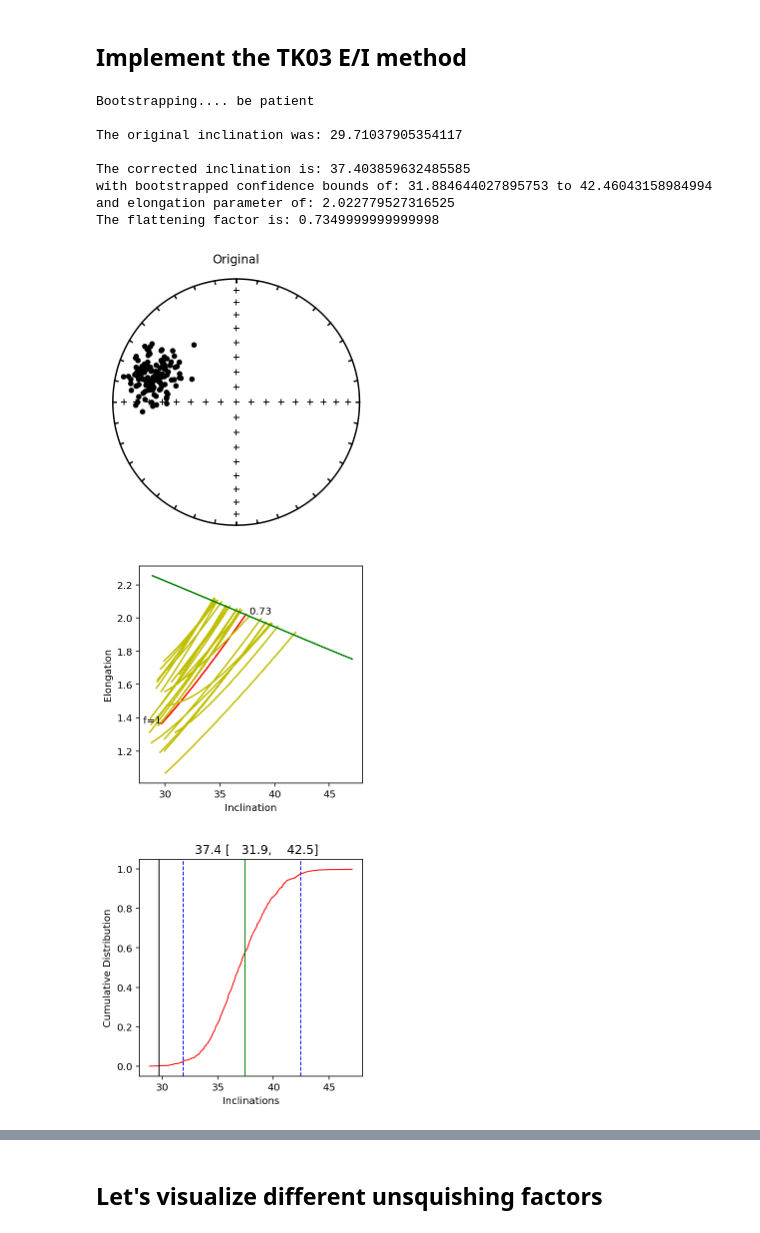
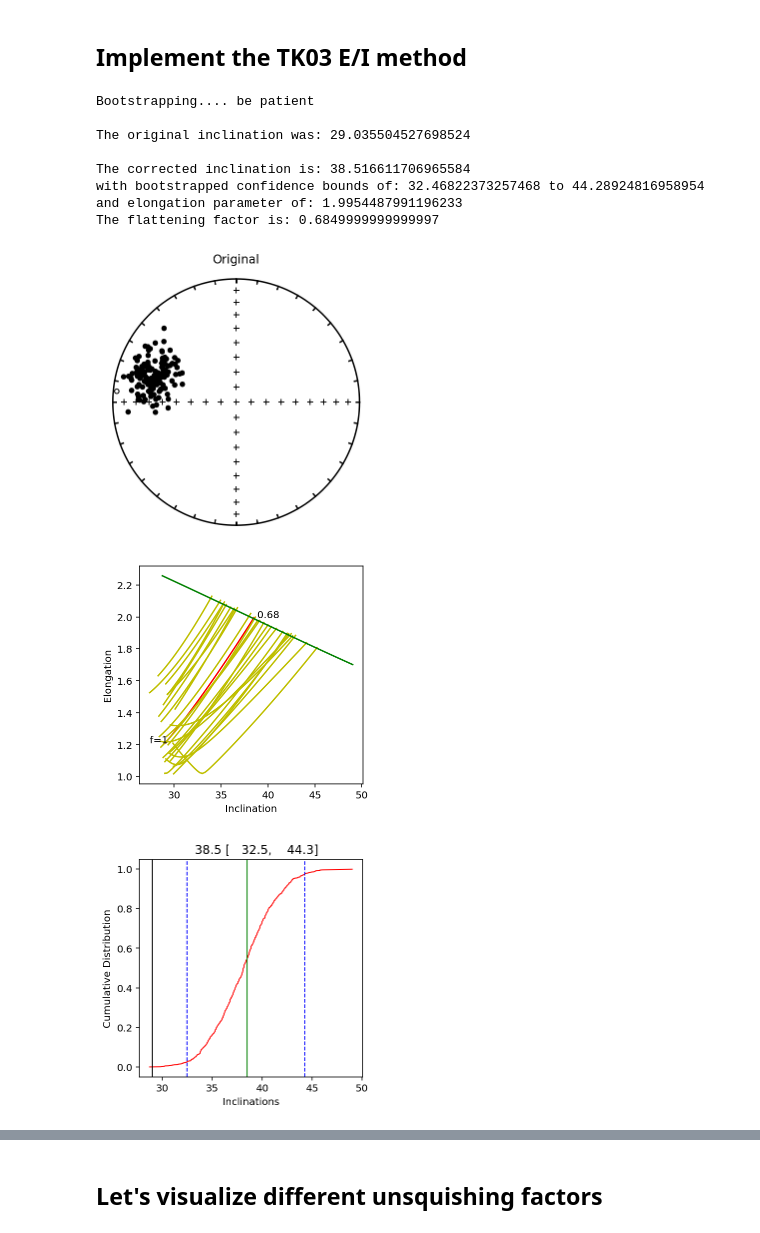
Before and after one commit to Swanson-Hysell-Group/Inclination_Shallowing, a Jupyter notebook: code/Cutface_pmag.ipynb, the cells around one changed output, grey strips where cells are left out. Saved outputs shown, nothing was run; the diff lists cells and outputs as text; code cells hidden in the pictures.

Commit message:
updated fits, rerun of the notebook with addition of MT elongation estimate
fits are tweaked from those made by JP — overall similar. The .redo is reordered to be lt, mt, ht for each specimen.

```diff
--- a/code/Cutface_pmag.ipynb
+++ b/code/Cutface_pmag.ipynb
@@ -210,16 +233,16 @@ plt.show()
 ## Implement the TK03 E/I method
 # %%
 ht_tc_di_block = ipmag.make_di_block(specimens_ht_tc['dir_dec'].tolist(),specimens_ht_tc['dir_inc'].tolist())
-ipmag.find_ei(np.array(ht_tc_di_block),save=True,save_folder='./code_output')
+ht_tc_ei_corrected = ipmag.find_ei(np.array(ht_tc_di_block),save=True,save_folder='./code_output',return_new_dirs=True)
 # %% [output]
 Bootstrapping.... be patient
 
-The original inclination was: 29.71037905354117
+The original inclination was: 29.035504527698524
 
-The corrected inclination is: 37.403859632485585
-with bootstrapped confidence bounds of: 31.884644027895753 to 42.46043158984994
-and elongation parameter of: 2.022779527316525
-The flattening factor is: 0.7349999999999998
+The corrected inclination is: 38.516611706965584
+with bootstrapped confidence bounds of: 32.46822373257468 to 44.28924816958954
+and elongation parameter of: 1.9954487991196233
+The flattening factor is: 0.6849999999999997
-[figure, old version]
+[figure, new version]
-[figure, old version]
+[figure, new version]
-[figure, old version]
+[figure, new version]
```
Also changed, not shown: parts of 24 cells of this notebook, 11 other files.
